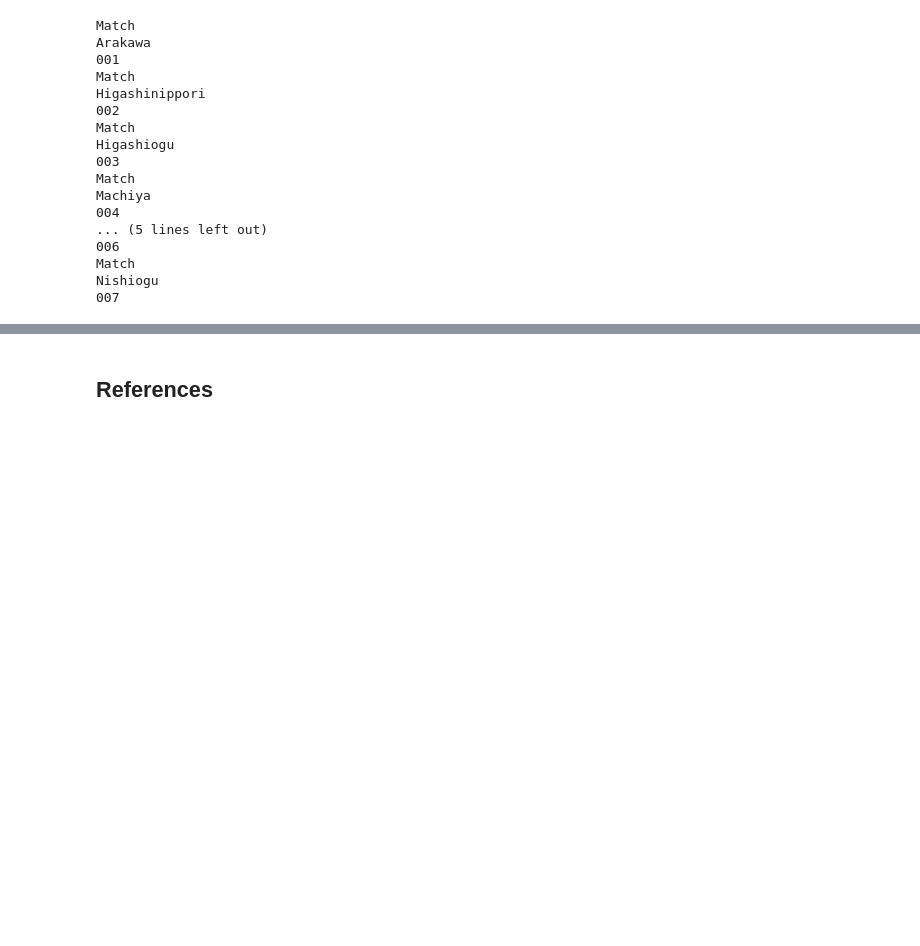
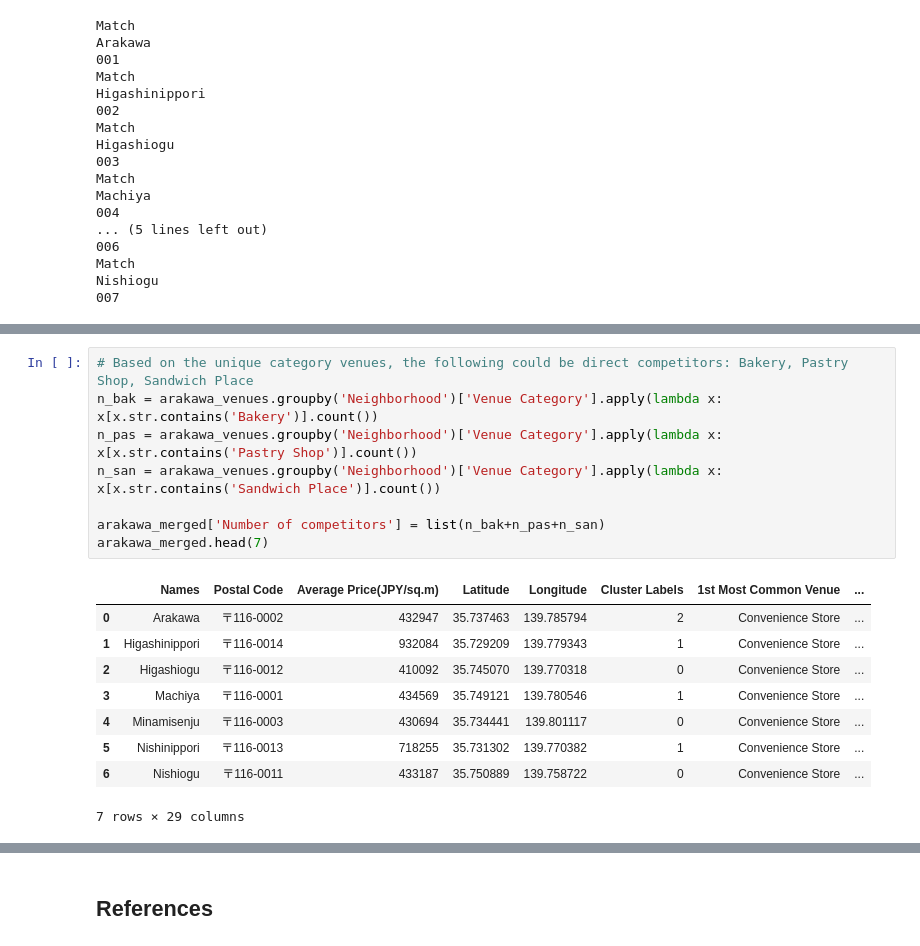
Before and after one commit to M-JN/Coursera_Capstone, a Jupyter notebook: Capstone Project Week 1.ipynb, the cells around one changed output, grey strips where cells are left out. Cells and saved outputs as stored; diff of their text form; blank space fills up the shorter version.

```diff
--- a/Capstone Project Week 1.ipynb
+++ b/Capstone Project Week 1.ipynb
@@ -559,0 +572,18 @@ In such competitive ecosystems, it is difficult for a newcomer to know where to
+# %%
+# Based on the unique category venues, the following could be direct competitors: Bakery, Pastry Shop, Sandwich Place
+n_bak = arakawa_venues.groupby('Neighborhood')['Venue Category'].apply(lambda x: x[x.str.contains('Bakery')].count())
+n_pas = arakawa_venues.groupby('Neighborhood')['Venue Category'].apply(lambda x: x[x.str.contains('Pastry Shop')].count())
+n_san = arakawa_venues.groupby('Neighborhood')['Venue Category'].apply(lambda x: x[x.str.contains('Sandwich Place')].count())
+
+arakawa_merged['Number of competitors'] = list(n_bak+n_pas+n_san)
+arakawa_merged.head(7)
+# %% [output]
+|  | Names | Postal Code | Average Price(JPY/sq.m) | Latitude | Longitude | Cluster Labels | 1st Most Common Venue | ... |
+| 0 | Arakawa | 〒116-0002 | 432947 | 35.737463 | 139.785794 | 2 | Convenience Store | ... |
+| 1 | Higashinippori | 〒116-0014 | 932084 | 35.729209 | 139.779343 | 1 | Convenience Store | ... |
+| 2 | Higashiogu | 〒116-0012 | 410092 | 35.745070 | 139.770318 | 0 | Convenience Store | ... |
+| 3 | Machiya | 〒116-0001 | 434569 | 35.749121 | 139.780546 | 1 | Convenience Store | ... |
+| 4 | Minamisenju | 〒116-0003 | 430694 | 35.734441 | 139.801117 | 0 | Convenience Store | ... |
+| 5 | Nishinippori | 〒116-0013 | 718255 | 35.731302 | 139.770382 | 1 | Convenience Store | ... |
+| 6 | Nishiogu | 〒116-0011 | 433187 | 35.750889 | 139.758722 | 0 | Convenience Store | ... |
+7 rows × 29 columns
```
Also changed, not shown: parts of 29 cells of this notebook.
